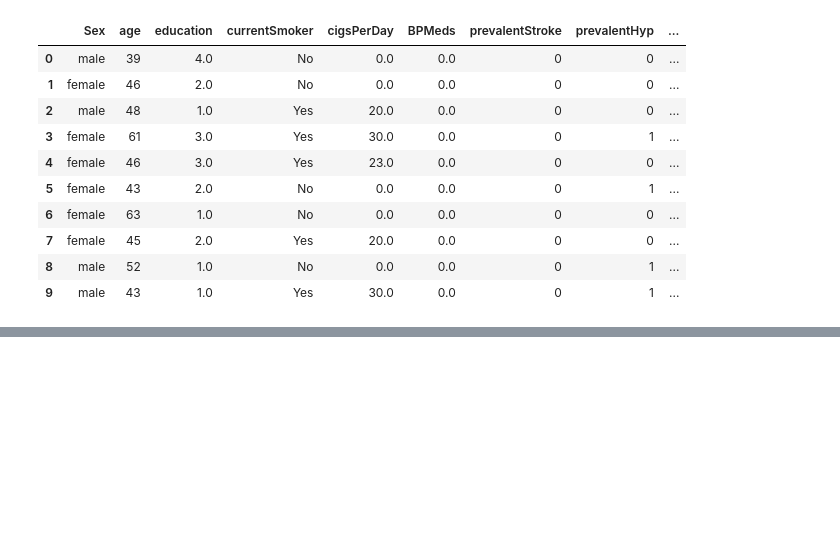
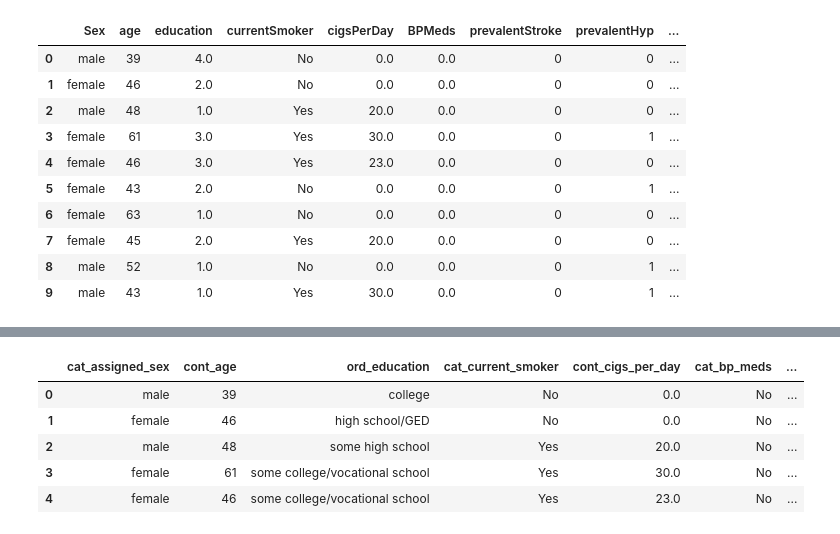
Before and after one commit to eduardotanqueiro/Project1-AAA, a Jupyter notebook: src/note.ipynb, the cells around one changed output, grey strips where cells are left out. Cells and saved outputs as stored; diff of their text form; code cells hidden in the pictures; blank space fills up the shorter version.

```diff
--- a/src/note.ipynb
+++ b/src/note.ipynb
@@ -76,0 +100,23 @@ glucose: min: 40.0, max: 394.0, mean: 81.9597973709634, std: 22.831786192895972
+# %%
+# turn categorical and ordinal variables into strings for interpretable categories
+# there is no need for purely numerical input in bayesian network and it improves readability
+df['ord_education'] = df['ord_education'].replace({1: 'some high school',
+                                                   2: 'high school/GED',
+                                                   3: 'some college/vocational school',
+                                                   4: 'college'})
+
+# loop through dummy columns
+cols = ['cat_bp_meds', 'cat_prev_stroke', 'cat_prev_hypertense', 'cat_ten_year_chd']
+
+for col in cols:
+    df[col] = df[col].replace({0: 'No',
+                               1: 'Yes'})
+
+df.head(5)
+# %% [output]
+|  | cat_assigned_sex | cont_age | ord_education | cat_current_smoker | cont_cigs_per_day | cat_bp_meds | ... |
+| 0 | male | 39 | college | No | 0.0 | No | ... |
+| 1 | female | 46 | high school/GED | No | 0.0 | No | ... |
+| 2 | male | 48 | some high school | Yes | 20.0 | No | ... |
+| 3 | female | 61 | some college/vocational school | Yes | 30.0 | No | ... |
+| 4 | female | 46 | some college/vocational school | Yes | 23.0 | No | ... |
```
Also changed, not shown: parts of 13 cells of this notebook.
